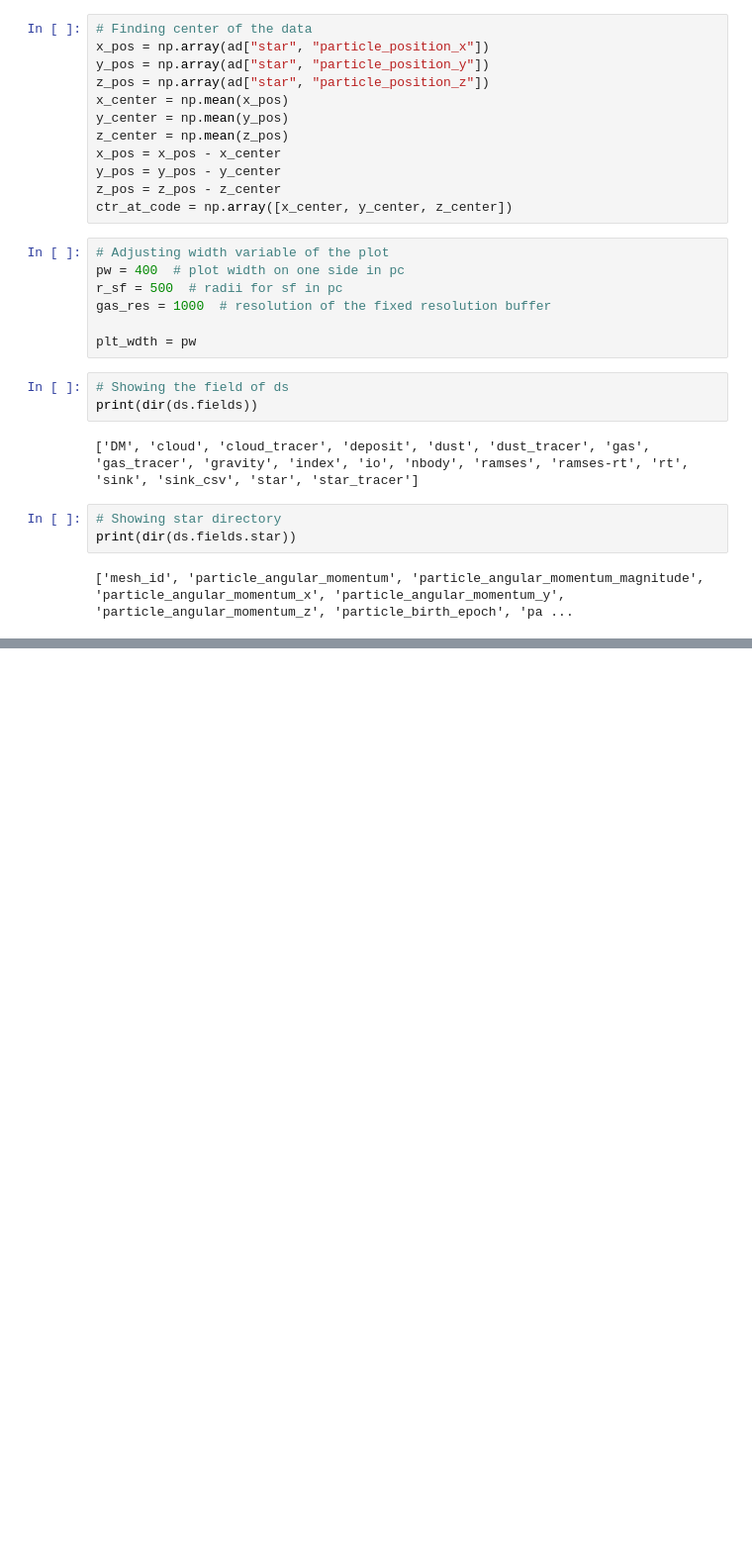
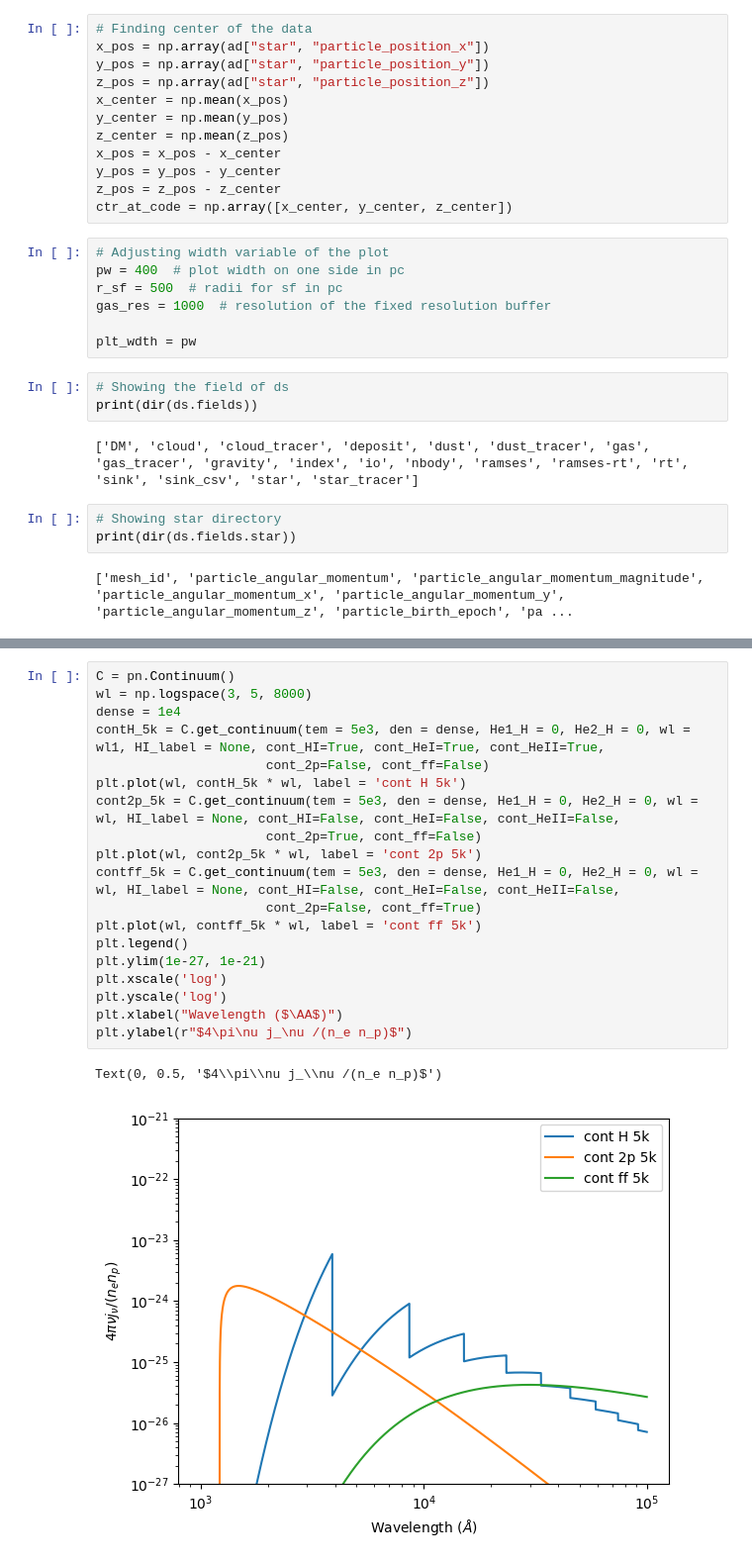
Before and after one commit to Patsrnpt/ProjectionPlot_Gas_Star, a Jupyter notebook: ProjectionPlot_Gas_Star.ipynb, the cells around one changed output, grey strips where cells are left out. Shown at 99% size. Cells and saved outputs as stored; diff of their text form; blank space fills up the shorter version.

```diff
--- a/ProjectionPlot_Gas_Star.ipynb
+++ b/ProjectionPlot_Gas_Star.ipynb
@@ -229,0 +725,22 @@ plt.show()
+# %%
+C = pn.Continuum()
+wl = np.logspace(3, 5, 8000)
+dense = 1e4
+contH_5k = C.get_continuum(tem = 5e3, den = dense, He1_H = 0, He2_H = 0, wl = wl1, HI_label = None, cont_HI=True, cont_HeI=True, cont_HeII=True,
+                      cont_2p=False, cont_ff=False)
+plt.plot(wl, contH_5k * wl, label = 'cont H 5k')
+cont2p_5k = C.get_continuum(tem = 5e3, den = dense, He1_H = 0, He2_H = 0, wl = wl, HI_label = None, cont_HI=False, cont_HeI=False, cont_HeII=False,
+                      cont_2p=True, cont_ff=False)
+plt.plot(wl, cont2p_5k * wl, label = 'cont 2p 5k')
+contff_5k = C.get_continuum(tem = 5e3, den = dense, He1_H = 0, He2_H = 0, wl = wl, HI_label = None, cont_HI=False, cont_HeI=False, cont_HeII=False,
+                      cont_2p=False, cont_ff=True)
+plt.plot(wl, contff_5k * wl, label = 'cont ff 5k')
+plt.legend()
+plt.ylim(1e-27, 1e-21)
+plt.xscale('log')
+plt.yscale('log')
+plt.xlabel("Wavelength ($\AA$)")
+plt.ylabel(r"$4\pi\nu j_\nu /(n_e n_p)$")
+# %% [output]
+Text(0, 0.5, '$4\\pi\\nu j_\\nu /(n_e n_p)$')
+[figure, added]
```
Also changed, not shown: parts of 23 cells of this notebook.
